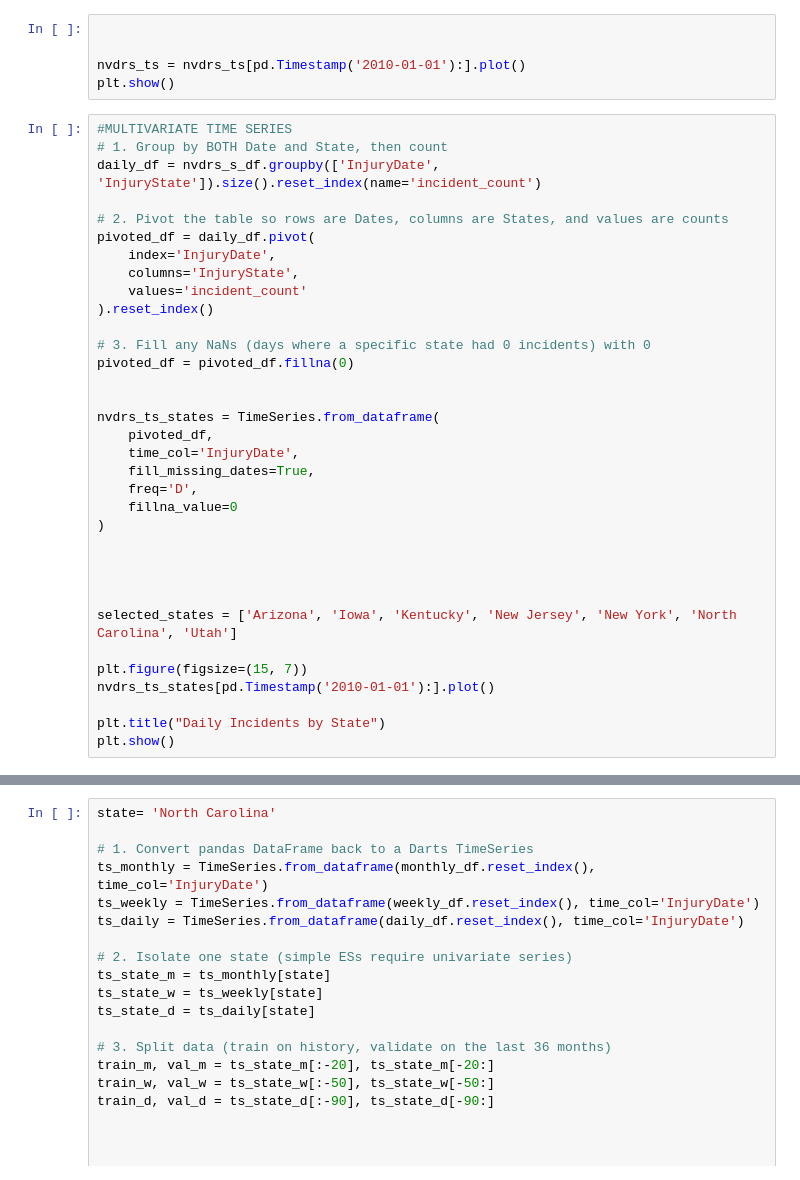
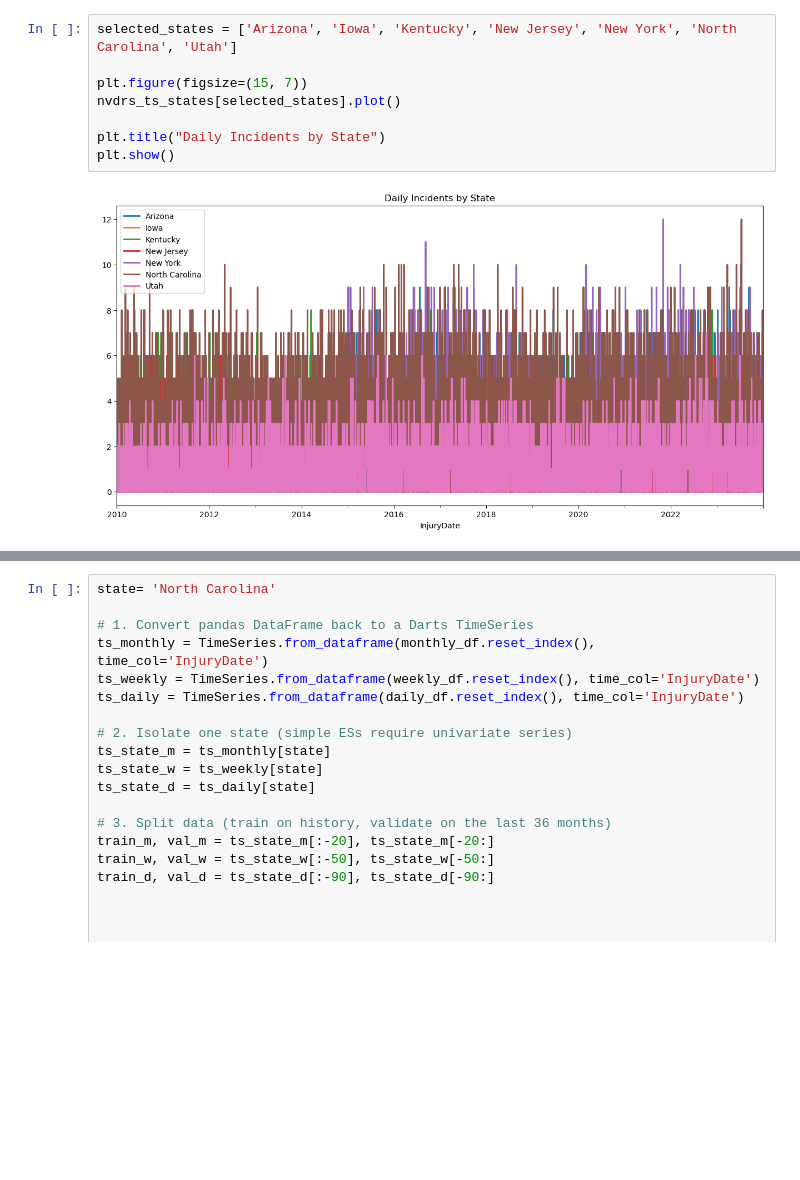
Before and after one commit to MatteoPS/suicide_forecasting, a Jupyter notebook: notebooks/0.1-NVDRS-exploration.ipynb, the cells around one changed output, grey strips where cells are left out. Cells and saved outputs as stored; diff of their text form; blank space fills up the shorter version.

```diff
--- a/notebooks/0.1-NVDRS-exploration.ipynb
+++ b/notebooks/0.1-NVDRS-exploration.ipynb
@@ -62,41 +54,12 @@ nvdrs_ts = TimeSeries.from_dataframe(
-# %%
-
-
-nvdrs_ts = nvdrs_ts[pd.Timestamp('2010-01-01'):].plot()
-plt.show()
-# %%
-#MULTIVARIATE TIME SERIES
-# 1. Group by BOTH Date and State, then count
-daily_df = nvdrs_s_df.groupby(['InjuryDate', 'InjuryState']).size().reset_index(name='incident_count')
-
-# 2. Pivot the table so rows are Dates, columns are States, and values are counts
-pivoted_df = daily_df.pivot(
-    index='InjuryDate',
-    columns='InjuryState',
-    values='incident_count'
-).reset_index()
-
-# 3. Fill any NaNs (days where a specific state had 0 incidents) with 0
-pivoted_df = pivoted_df.fillna(0)
-
-
-nvdrs_ts_states = TimeSeries.from_dataframe(
-    pivoted_df,
-    time_col='InjuryDate',
-    fill_missing_dates=True,
-    freq='D',
-    fillna_value=0
-)
-
-
-
-
-selected_states = ['Arizona', 'Iowa', 'Kentucky', 'New Jersey', 'New York', 'North Carolina', 'Utah']
-
-plt.figure(figsize=(15, 7))
-nvdrs_ts_states[pd.Timestamp('2010-01-01'):].plot()
-
-plt.title("Daily Incidents by State")
-plt.show()
+# %%
+selected_states = ['Arizona', 'Iowa', 'Kentucky', 'New Jersey', 'New York', 'North Carolina', 'Utah']
+
+plt.figure(figsize=(15, 7))
+nvdrs_ts_states[selected_states].plot()
+
+plt.title("Daily Incidents by State")
+plt.show()
+# %% [output]
+[figure, added]
 # %%
 # Extract, resample to Monthly ('ME') and Weekly ('W'), sum the daily counts, and plot
```
Also changed, not shown: parts of 7 cells of this notebook, 1 other file.
